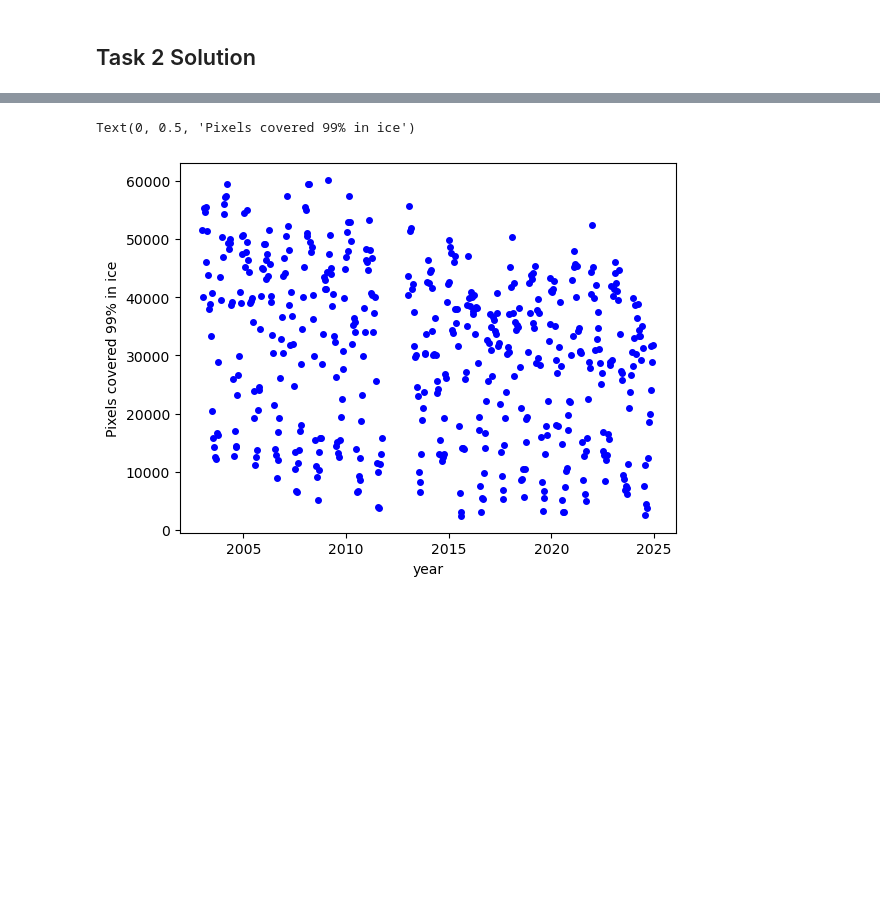
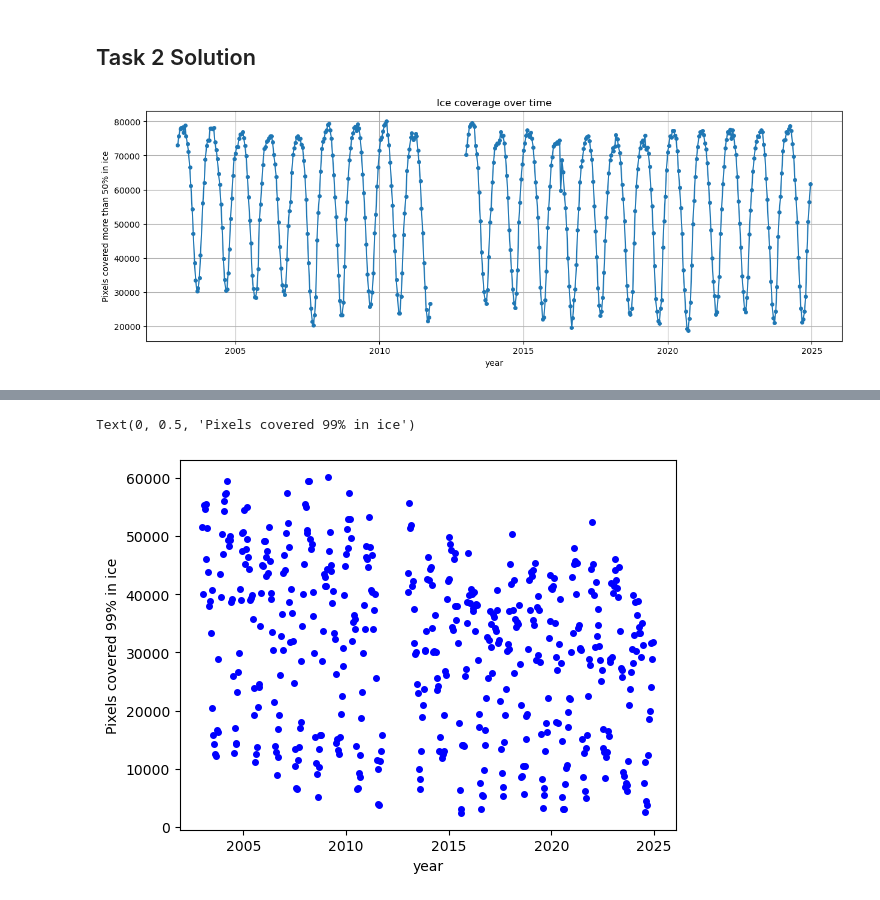
Before and after one commit to benjbrandt/physics725, a Jupyter notebook: Week4/Project_1_Arctic_Ice_maps_students.ipynb, the cells around one changed output, grey strips where cells are left out. Cells and saved outputs as stored; diff of their text form; code cells hidden in the pictures; blank space fills up the shorter version.

```diff
--- a/Week4/Project_1_Arctic_Ice_maps_students.ipynb
+++ b/Week4/Project_1_Arctic_Ice_maps_students.ipynb
@@ -191,33 +187,71 @@ a_new = a[a>3]
 # %%
-import glob
-import os
-
 # define the filepath for the data to be loaded
+# local
 datapath = "../../physics725_data/data_week4/ice_data/"
+# remote
+#datapath = "/home/share/Project_2/ice_data/"
 
 # create a list of the files
 filelist = np.sort(glob.glob(f"{datapath}/2*"))
 
-# initialize data array
+# initialize data lists
 data = []
 times = []
 pixels_above_50 = []
 
 
-for files in filelist:                                              # loop over all files in the filelist
-    new_data = np.load(files)                                       # load the data from each new file into a variable called new_data
-    data.append(new_data)                                           # add the data that was just loaded to the end of the "data" array
-    filename = os.path.basename(files)                              # get the filename from the file that was just loaded
-    date = filename.split(".")[0]                                   # split the filename at the "." and remove second part (so the .npy) from the file name to only get the year/month/day data
-    year = int(date[:4])                                            # gets the characters up to position 4 which  is not included from the variable date, these correspond to the year
-    month = int(date[4:6])                                          # gets characters 4 and 5 (month)
-    day = int(date[6:8])                                            # gets characters 6 and 7 (day)
-    year_frac = year + (month - 1) / 12 + (day - 1) / 360           # calculate fraction of the year for each file
-    times.append(year_frac)                                         # add the year fraction from the current file to the array times
+for files in filelist:
+    # read in the current file
+    new_data = np.load(files)
 
-    mask50 = np.logical_and(new_data > 50, ~np.isnan(new_data))       # create a mask to check if entry > 50
-    count = np.sum(mask50)                                            # sum up all pixels for which the previous mask has the output True
-    pixels_above_50.append(count)                                   # add the number for each datafile to the array pixels_above_50
+    # add the data that was just loaded to the end of the "data" array
+    data.append(new_data)
 
+    # get the filename from the file that was just loaded and cut of the .npy ending
+    filename = os.path.basename(files)
+    date = filename.split(".")[0]
+
+    # Extract the digits corresponding to year, month and day from the filename
+    year = int(date[:4])
+    month = int(date[4:6])
+    day = int(date[6:8])
+
+    # calculate fraction of the year for each file
+    year_frac = year + (month - 1) / 12 + (day - 1) / 360
+
+    # add the year fraction from the current file to the array times
+    times.append(year_frac)
+
+    # create a mask to check if entry > 50
+    mask50 = np.logical_and(new_data > 50, ~np.isnan(new_data))
+    # sum up all pixels for which the previous mask has the output True
+    count = np.sum(mask50)
+    # add the number for each datafile to the array pixels_above_50
+    pixels_above_50.append(count)
+
+# convert lists into a numpy arrays
 times = np.array(times)
 pixels_above_50 = np.array(pixels_above_50)
+
+# split the times into data before and after 2012
+times_low = times[times<2012]
+times_big = times[times>2012]
+
+# split the pixels covered in more than 50% in ice into data before and after 2012
+pixels_above_50_low = pixels_above_50[times<2012]
+pixels_above_50_big = pixels_above_50[times>2012]
+
+# create a plot
+fig, ax = plt.subplots(1,1, figsize=(15,5))
+
+# plot both data sets before and after 2012
+ax.plot(times_low, pixels_above_50_low, 'o-', color='tab:blue', ms =4)
+ax.plot(times_big, pixels_above_50_big, 'o-', color='tab:blue', ms =4)
+
+# labels and title
+ax.set_xlabel('year')
+ax.set_ylabel('Pixels covered more than 50% in ice')
+ax.set_title('Ice coverage over time')
+ax.grid()
+# %% [output]
+[figure, added]
```
Also changed, not shown: parts of 11 cells of this notebook.
